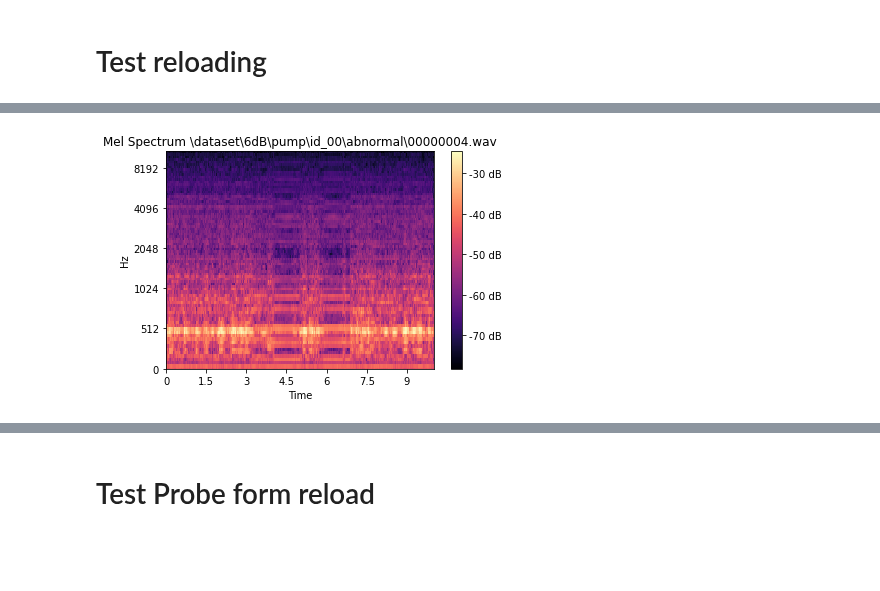
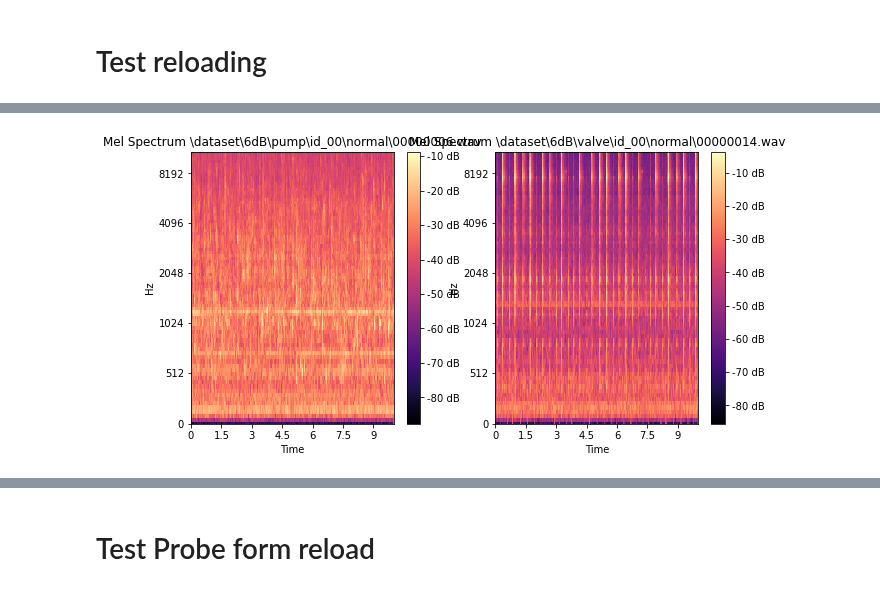
Before and after one commit to BA-HanseML/NF_Prj_MIMII_Dataset, a Jupyter notebook: feature_extraction_diagrams/exdia_v1_dev.ipynb, the cells around one changed output, grey strips where cells are left out. Saved outputs shown, nothing was run; the diff lists cells and outputs as text; code cells hidden in the pictures; blank space fills up the shorter version.

```diff
--- a/feature_extraction_diagrams/exdia_v1_dev.ipynb
+++ b/feature_extraction_diagrams/exdia_v1_dev.ipynb
@@ -88,4 +52,12 @@ print(np.random.rand(4))
 # %% [markdown]
 # Test reloading
-# %%
-dd = pickle.load( open( r'.\extdia_v1_testout\pump6dB00_EDiaV0_outpMEL_den.pkl', "rb" ))
+# %%
+BASE_FOLDER = '../'
+%run -i ..\utility\feature_extractor\JupyterLoad_feature_extractor.py
+
+d_ICA_demix = pickle.load( open( r'.\extdia_v1_testout\pump6dB00_EDiaV1HPaug0_outpICA_demix.pkl', "rb" ))
+d_MEL_raw = pickle.load( open( r'.\extdia_v1_testout\pump6dB00_EDiaV1HPaug0_outpMEL_raw.pkl', "rb" ))
+d_MEL_bssm = pickle.load( open( r'.\extdia_v1_testout\pump6dB00_EDiaV1HPaug0_outpMEL_bssm.pkl', "rb" ))
+d_MEL_denbssm = pickle.load( open( r'.\extdia_v1_testout\pump6dB00_EDiaV1HPaug0_outpMEL_denbssm.pkl', "rb" ))
+d_PSD_den = pickle.load( open( r'.\extdia_v1_testout\pump6dB00_EDiaV1HPaug0_outpPSD_den.pkl', "rb" ))
+d_PSD_bssm = pickle.load( open( r'.\extdia_v1_testout\pump6dB00_EDiaV1HPaug0_outpPSD_bssm.pkl', "rb" ))
@@ -100,4 +96,9 @@ for i in range(4):
-# %%
-feature_extractor_from_dict(dd[0],BASE_FOLDER).plot()
-# %% [output]
-[figure, removed]
+# %%
+# compare MELs
+plt.figure(figsize=(10,5))
+plt.subplot(121)
+feature_extractor_from_dict(d_MEL_raw[1],BASE_FOLDER).plot()
+plt.subplot(122)
+feature_extractor_from_dict(d_MEL_raw[3],BASE_FOLDER).plot()
+# %% [output]
+[figure, added]
```
Also changed, not shown: parts of 9 cells of this notebook, 1 other file.
